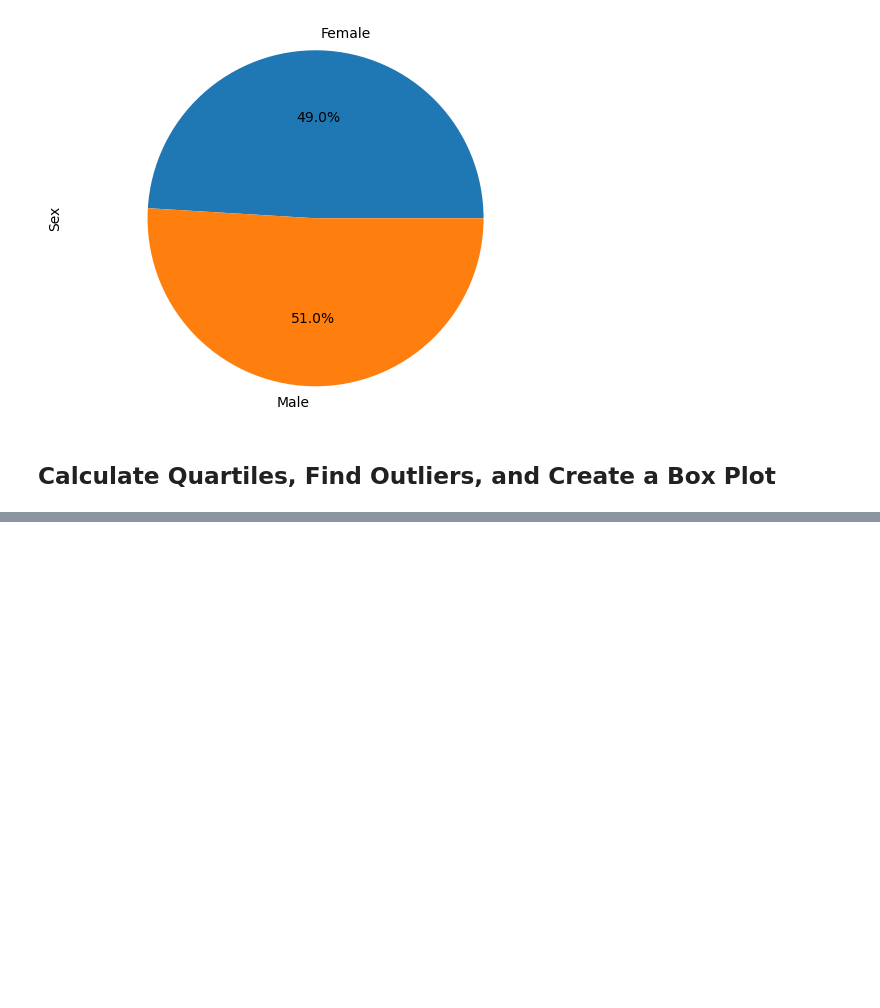
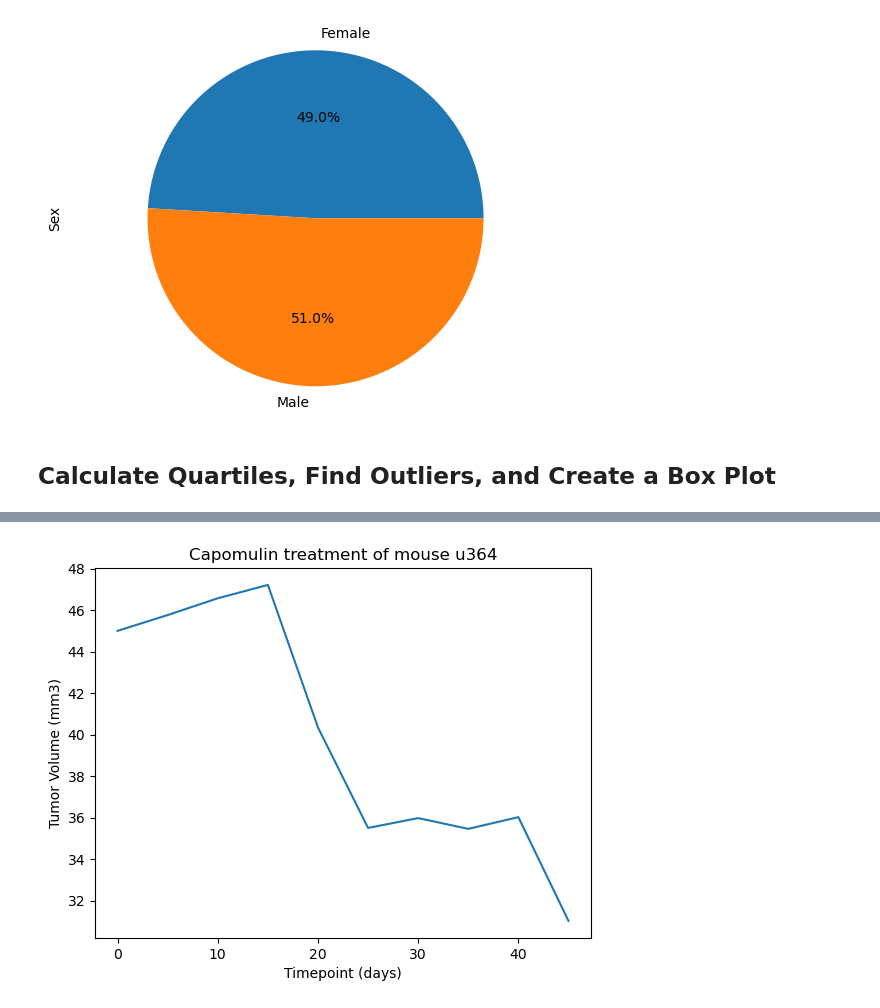
Before and after one commit to baronsgit/chart-challenge, a Jupyter notebook: Pymaceuticals/main.ipynb, the cells around one changed output, grey strips where cells are left out. Cells and saved outputs as stored; diff of their text form; code cells hidden in the pictures; blank space fills up the shorter version.

```diff
--- a/Pymaceuticals/main.ipynb
+++ b/Pymaceuticals/main.ipynb
@@ -218,0 +273,19 @@ array(['Ramicane', 'Capomulin', 'Infubinol', 'Placebo', 'Ceftamin',
+# %%
+# select a mouse that was treated with Capomulin
+treatment_name = "Capomulin"
+mouseid = "u364"
+mouse = mice_analysis_data.loc[mice_analysis_data["Mouse ID"] == mouseid]
+treatment_df = mice_analysis_data.loc[mice_analysis_data["Drug Regimen"] == treatment_name]
+# %%
+# generate a line plot
+plt.plot(mouse["Timepoint"],mouse[lbltumor])
+
+plt.title(f"{treatment_name} treatment of mouse {mouseid}")
+plt.xlabel("Timepoint (days)")
+plt.ylabel(lbltumor)
+
+plt.show()
+
+plt.close()
+# %% [output]
+[figure, added]
```
Also changed, not shown: parts of 8 cells of this notebook.
